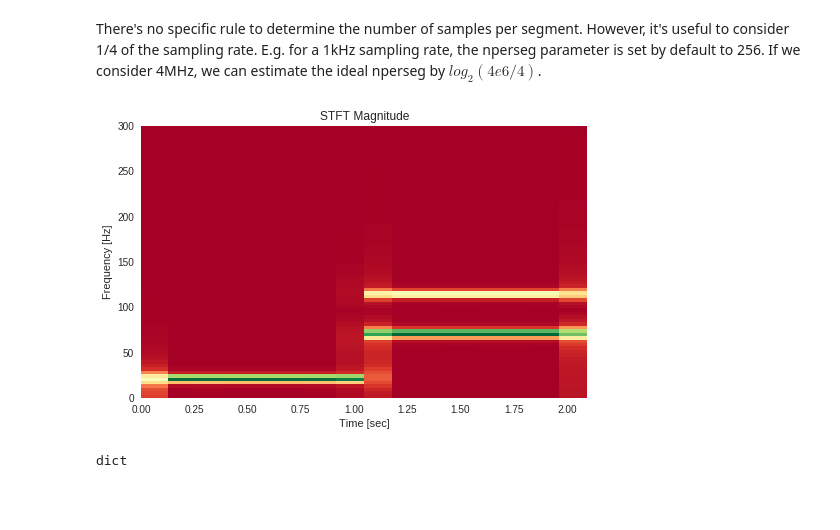
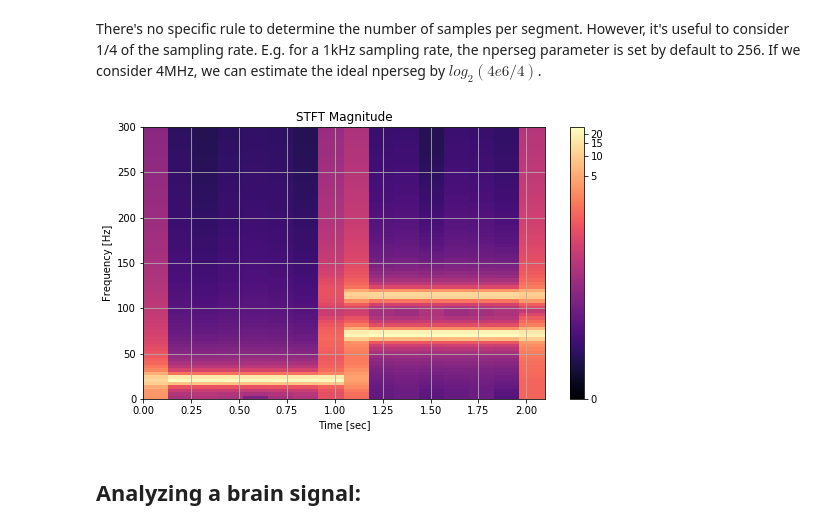
Before and after one commit to tbnsilveira/STFT_analysis, a Jupyter notebook: STFT_sinusoidal_signal.ipynb, the cells around one changed output. Saved outputs shown, nothing was run; the diff lists cells and outputs as text; code cells hidden in the pictures; blank space fills up the shorter version.

Commit message:
feat: calcSTFT method now includes colorbar

```diff
--- a/STFT_sinusoidal_signal.ipynb
+++ b/STFT_sinusoidal_signal.ipynb
@@ -131,0 +128,41 @@ calcSTFT(testSignal, 1e3, nperseg=512, ylim_max=200)
+# %%
+def calcSTFT_norm(inputSignal, samplingFreq, window='hann', nperseg=256, figsize=(9,5), cmap='magma', ylim_max=None):
+    '''Calculates the STFT for a time series:
+        inputSignal: numpy array for the signal (it also works for Pandas.Series);
+        samplingFreq: the sampling frequency;
+        window : str or tuple or array_like, optional
+            Desired window to use. If `window` is a string or tuple, it is
+            passed to `get_window` to generate the window values, which are
+            DFT-even by default. See `get_window` for a list of windows and
+            required parameters. If `window` is array_like it will be used
+            directly as the window and its length must be nperseg. Defaults
+            to a Hann window.
+        nperseg : int, optional
+            Length of each segment. Defaults to 256.
+        figsize: the plot size, set as (6,3) by default;
+        cmap: the color map, set as the divergence Red-Yellow-Green by default;
+        ylim_max: the max frequency to be shown. By default it's the half sampling frequency.'''
+    ##Calculating STFT
+    f, t, Zxx = signal.stft(inputSignal, samplingFreq, window=window, nperseg=nperseg)
+    ##Plotting STFT
+    fig = plt.figure(figsize=figsize)
+    ### Different methods can be chosen for normalization: PowerNorm; LogNorm; SymLogNorm.
+    ### Reference: https://matplotlib.org/tutorials/colors/colormapnorms.html
+    spec = plt.pcolormesh(t, f, np.abs(Zxx),
+                          norm=colors.PowerNorm(gamma=1./8.),
+                          #norm=colors.LogNorm(vmin=np.abs(Zxx).min(), vmax=np.abs(Zxx).max()),
+                          #norm=colors.SymLogNorm(linthresh=0.13, linscale=1,
+                          #                       vmin=-1.0, vmax=1.0),
+                          cmap=plt.get_cmap(cmap))
+    cbar = plt.colorbar(spec)
+    ##Plot adjustments
+    plt.title('STFT Spectrogram')
+    ax = fig.axes[0]
+    ax.grid(True)
+    ax.set_title('STFT Magnitude')
+    if ylim_max:
+        ax.set_ylim(0,ylim_max)
+    ax.set_ylabel('Frequency [Hz]')
+    ax.set_xlabel('Time [sec]')
+    fig.show
+    return
@@ -144,13 +185,11 @@ lanl = np.concatenate((lanl1,lanl2), axis=None)
 There's no specific rule to determine the number of samples per segment. However, it's useful to consider 1/4 of the sampling rate. E.g. for a 1kHz sampling rate, the nperseg parameter is set by default to 256. If we consider 4MHz, we can estimate the ideal nperseg by $log_2(4e6 / 4)$.
 # %%
 #calcSTFT(lanl1, fsLANL, nperseg=16384, ylim_max=1e3)
-calcSTFT(lanl, fsLANL, nperseg=1048576, ylim_max=300)
+calcSTFT_norm(lanl, fsLANL, nperseg=1048576, ylim_max=300, cmap='magma')
 # %% [output]
-[figure, old version]
+[figure, new version]
+# %% [markdown]
+## Analyzing a brain signal:
 # %%
 import scipy.io
 mat = scipy.io.loadmat('brainSignal.mat')
-# %%
-type(mat)
-# %% [output]
-dict
```
Also changed, not shown: parts of 24 cells of this notebook, 1 other file.
